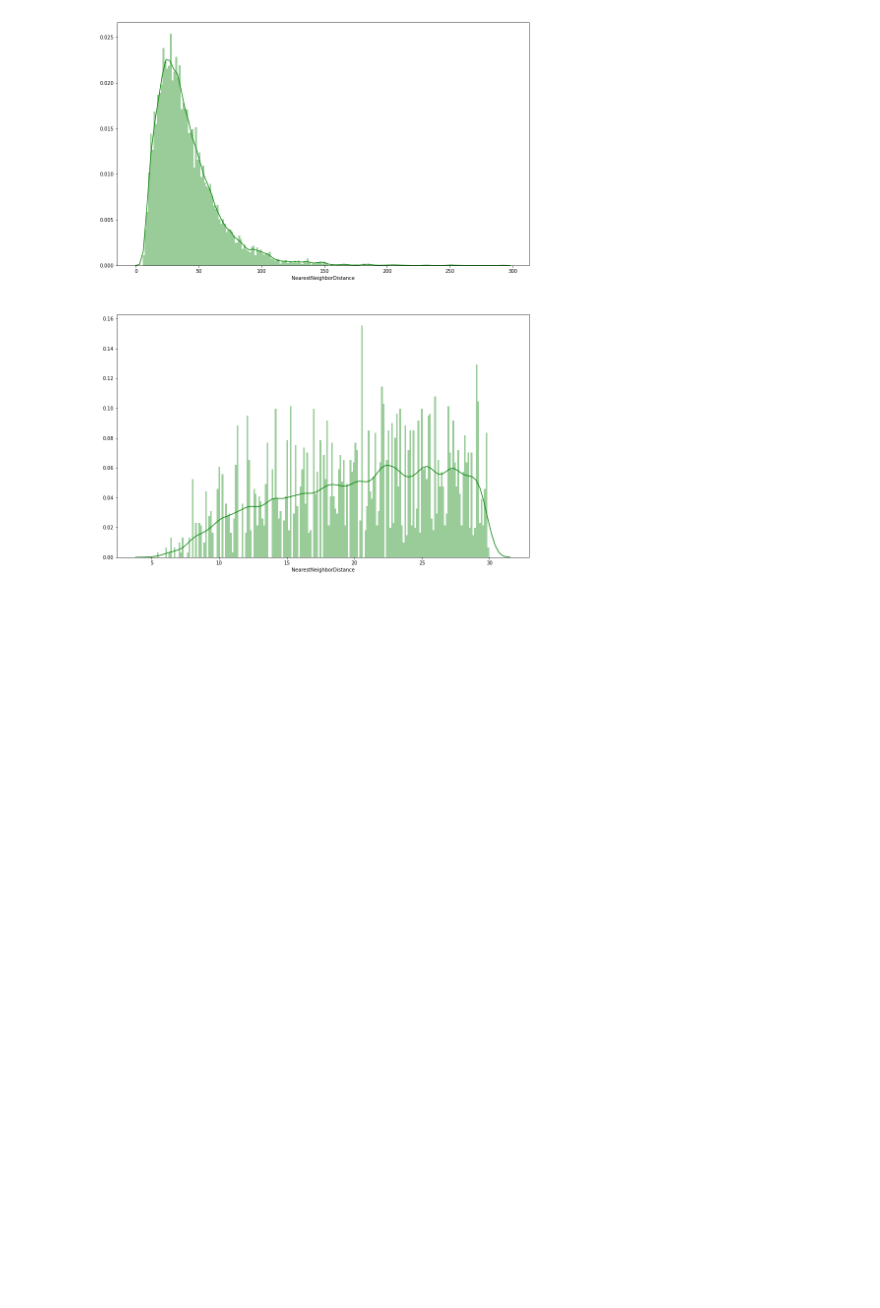
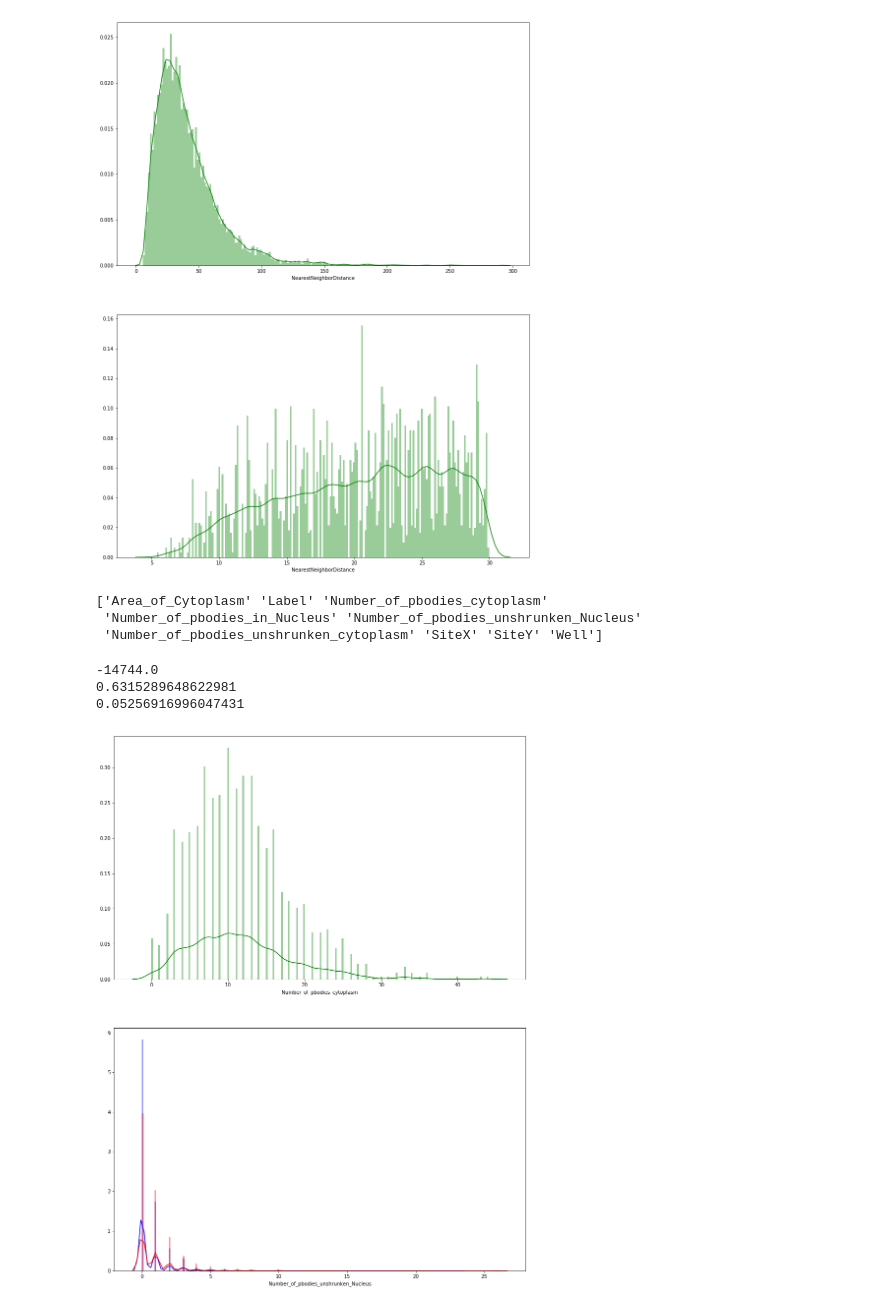
Before and after one commit to jluethi/p-body-randomness, a Jupyter notebook: notebooks/Evaluate_results.ipynb, the cells around one changed output. Drawn from its saved outputs; the diff is of its cells as text; code cells hidden in the pictures; blank space fills up the shorter version.

```diff
--- a/notebooks/Evaluate_results.ipynb
+++ b/notebooks/Evaluate_results.ipynb
@@ -246,3 +246,34 @@ print(np.sum(very_low_nn)/len(nn_results))
 478990
 0.00015866719555731853
 [figure]
+# %%
+# Load in all csv result files for all nearest neighbor distances & combine them to one pandas table
+wells = ['C03', 'C04', 'C05', 'C06', 'C07', 'C08', 'C09', 'C10', 'C11', 'C12', 'C13', 'C14', 'C15', 'C16',
+         'D03', 'D04', 'D05', 'D06', 'D07', 'D08', 'D09', 'D10', 'D11', 'D12', 'D13', 'D14', 'D15', 'D16',
+         'E04', 'E05', 'E06', 'E07', 'E08', 'F04', 'F05', 'F06', 'F07', 'F08']
+
+base_path = '../results/run6_pbody_numbers_nucleus/NumberPbodiesInNucleus_'
+
+pb_numbers = pd.DataFrame()
+
+for well in wells:
+    curr_well = pd.read_csv(base_path + well + '.csv')
+    pb_numbers = pd.concat([pb_numbers, curr_well])
+print(pb_numbers.columns.values)
+# %% [output]
+['Area_of_Cytoplasm' 'Label' 'Number_of_pbodies_cytoplasm'
+ 'Number_of_pbodies_in_Nucleus' 'Number_of_pbodies_unshrunken_Nucleus'
+ 'Number_of_pbodies_unshrunken_cytoplasm' 'SiteX' 'SiteY' 'Well']
+# %%
+fig, ax = plt.subplots(2, 1, figsize=(15, 20))
+sns.distplot(pb_numbers['Number_of_pbodies_cytoplasm'], color='green', ax=ax[0], bins = 200)
+sns.distplot(pb_numbers['Number_of_pbodies_in_Nucleus'], color='blue', ax=ax[1], bins = 200)
+sns.distplot(pb_numbers['Number_of_pbodies_unshrunken_Nucleus'], color='red', ax=ax[1], bins = 200)
+print(sum(pb_numbers['Number_of_pbodies_in_Nucleus'] - pb_numbers['Number_of_pbodies_unshrunken_Nucleus']))
+print(sum(pb_numbers['Number_of_pbodies_in_Nucleus'])/sum(pb_numbers['Number_of_pbodies_unshrunken_Nucleus']))
+print(sum(pb_numbers['Number_of_pbodies_in_Nucleus'])/(sum(pb_numbers['Number_of_pbodies_cytoplasm']) + sum(pb_numbers['Number_of_pbodies_in_Nucleus'])))
+# %% [output]
+-14744.0
+0.6315289648622981
+0.05256916996047431
+[figure, added]
```
Also changed, not shown: parts of 2 cells of this notebook, 3 other files.
